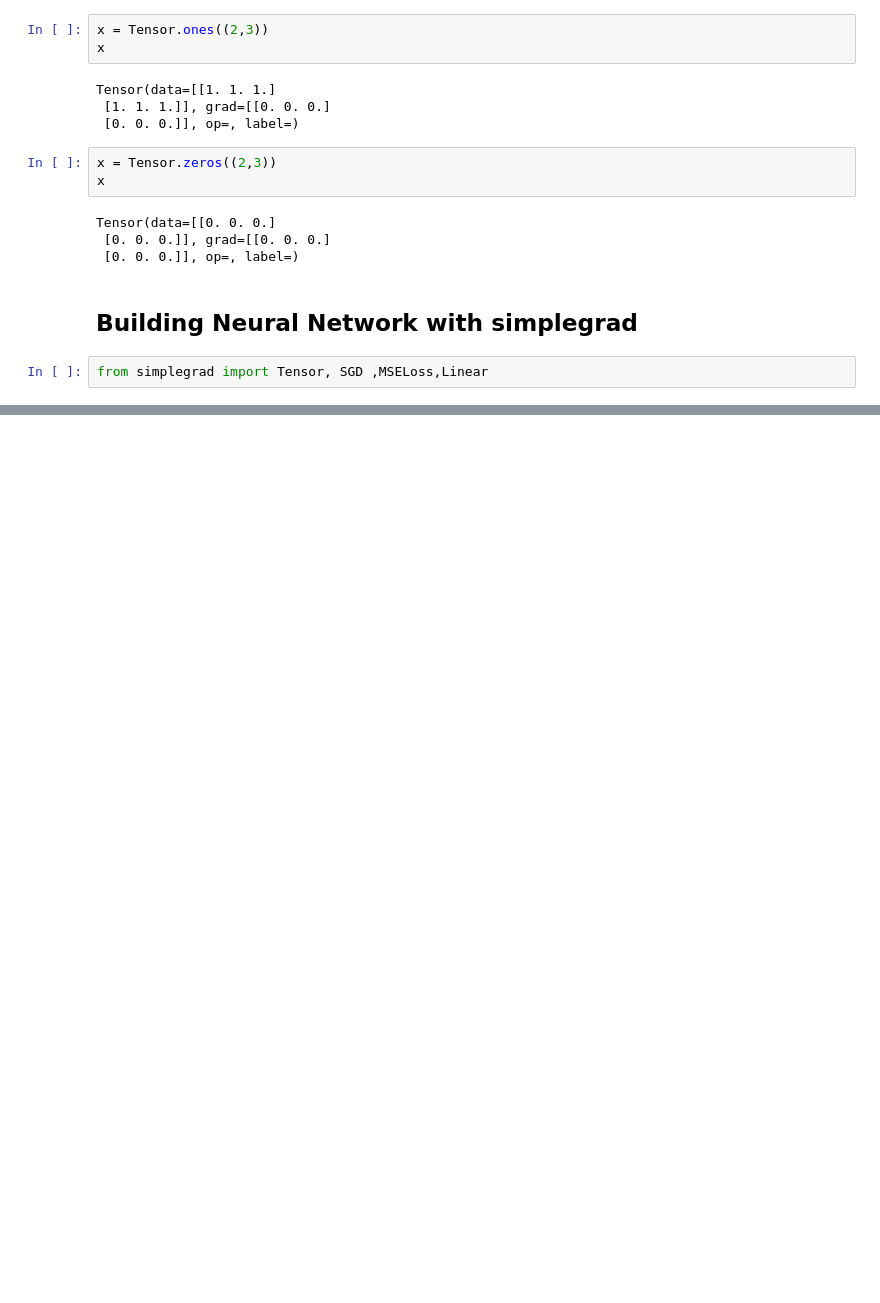
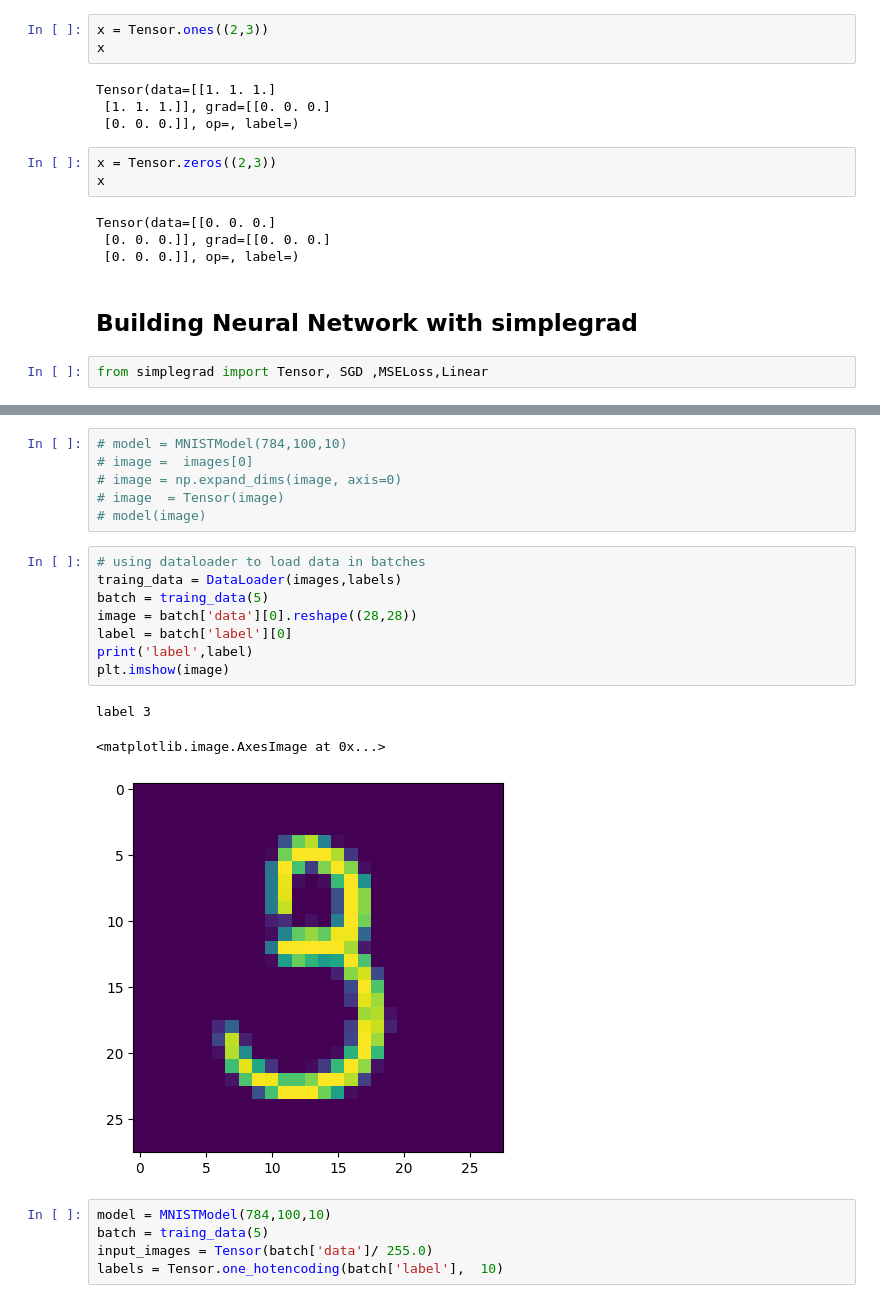
Before and after one commit to mohamedrxo/simplegrad, a Jupyter notebook: examples/example1.ipynb, the cells around one changed output, grey strips where cells are left out. Saved outputs shown, nothing was run; the diff lists cells and outputs as text; blank space fills up the shorter version.

```diff
--- a/examples/example1.ipynb
+++ b/examples/example1.ipynb
@@ -139,0 +196,23 @@ model final prediction:  0.15442864416136287 true value:  0.1544286441098382 dif
+# %%
+# model = MNISTModel(784,100,10)
+# image =  images[0]
+# image = np.expand_dims(image, axis=0)
+# image  = Tensor(image)
+# model(image)
+# %%
+# using dataloader to load data in batches
+traing_data = DataLoader(images,labels)
+batch = traing_data(5)
+image = batch['data'][0].reshape((28,28))
+label = batch['label'][0]
+print('label',label)
+plt.imshow(image)
+# %% [output]
+label 3
+<matplotlib.image.AxesImage at 0x...>
+[figure, added]
+# %%
+model = MNISTModel(784,100,10)
+batch = traing_data(5)
+input_images = Tensor(batch['data']/ 255.0)
+labels = Tensor.one_hotencoding(batch['label'],  10)
```
Also changed, not shown: parts of 14 cells of this notebook.
